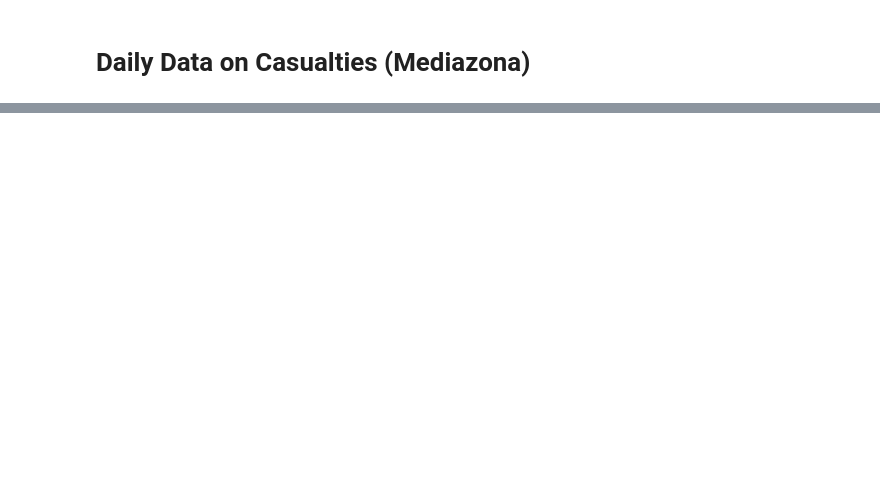
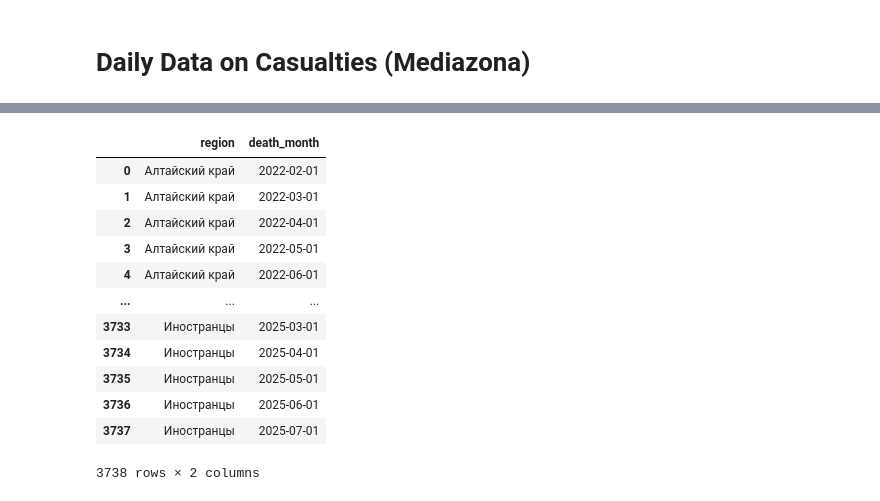
Before and after one commit to ahalian/Thesis, a Jupyter notebook: scraping/scraping.ipynb, the cells around one changed output, grey strips where cells are left out. Saved outputs shown, nothing was run; the diff lists cells and outputs as text; code cells hidden in the pictures; blank space fills up the shorter version.

```diff
--- a/scraping/scraping.ipynb
+++ b/scraping/scraping.ipynb
@@ -126,0 +118,26 @@ df.to_csv("data/daily.csv")
+# %%
+all_regions = df['region'].unique()
+all_months = pd.date_range(
+    start=df['death_month'].min(),
+    end=df['death_month'].max(),
+    freq='MS'
+)
+
+complete_grid = pd.MultiIndex.from_product(
+    [all_regions, all_months],
+    names=['region', 'death_month']
+).to_frame(index=False)
+# %% [output]
+|  | region | death_month |
+| 0 | Алтайский край | 2022-02-01 |
+| 1 | Алтайский край | 2022-03-01 |
+| 2 | Алтайский край | 2022-04-01 |
+| 3 | Алтайский край | 2022-05-01 |
+| 4 | Алтайский край | 2022-06-01 |
+| ... | ... | ... |
+| 3733 | Иностранцы | 2025-03-01 |
+| 3734 | Иностранцы | 2025-04-01 |
+| 3735 | Иностранцы | 2025-05-01 |
+| 3736 | Иностранцы | 2025-06-01 |
+| 3737 | Иностранцы | 2025-07-01 |
+3738 rows × 2 columns
```
Also changed, not shown: parts of 18 cells of this notebook, 2 other files.
